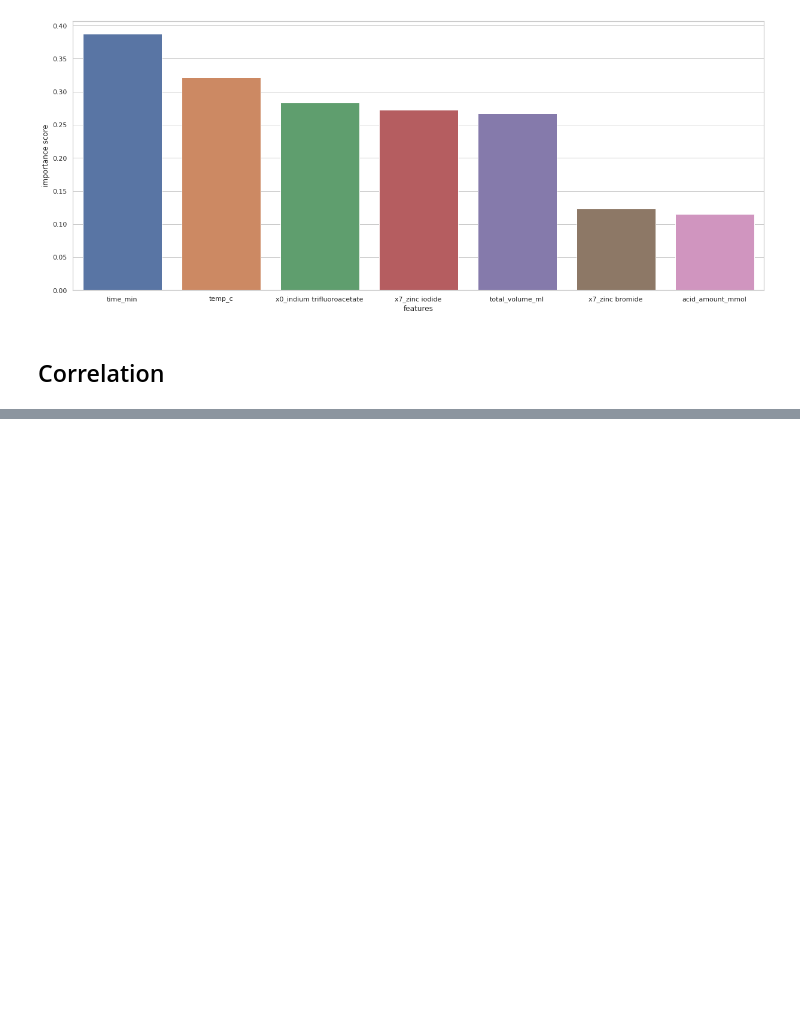
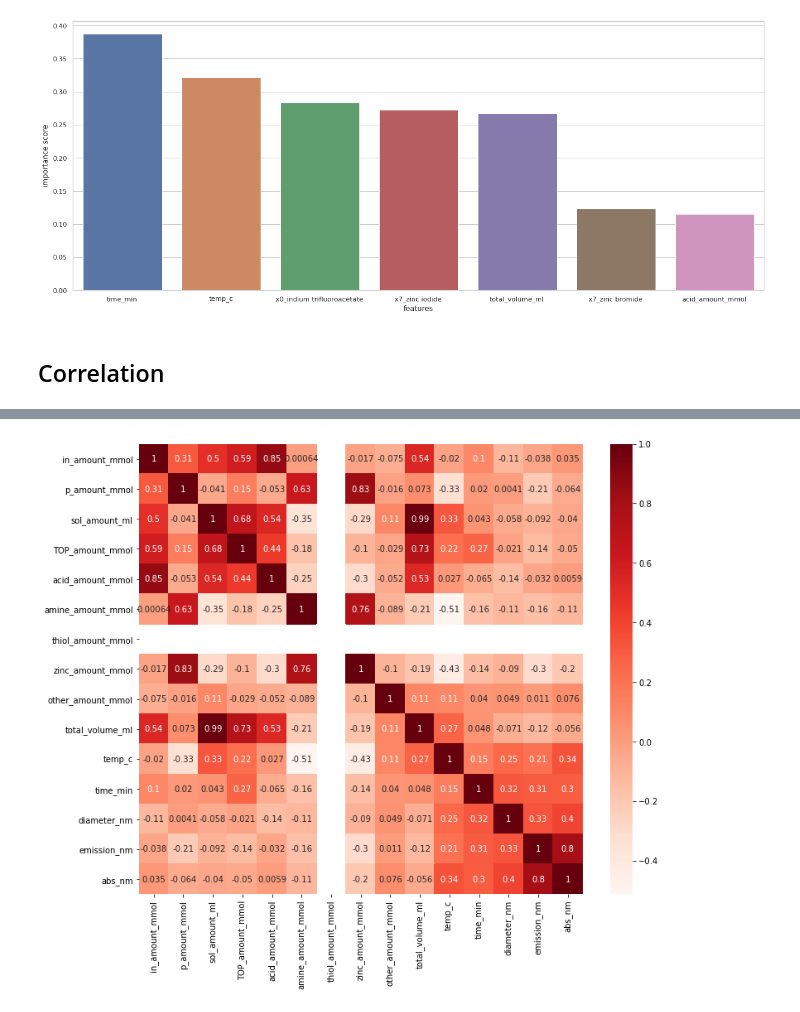
Before and after one commit to Health-Universe/Indium-Phosphide, a Jupyter notebook: HI_85/notebook2/hao_test/5. Single-output.ipynb, the cells around one changed output, grey strips where cells are left out. Saved outputs shown, nothing was run; the diff lists cells and outputs as text; code cells hidden in the pictures; blank space fills up the shorter version.

Commit message:
pearson

```diff
--- a/HI_85/notebook2/hao_test/5. Single-output.ipynb
+++ b/HI_85/notebook2/hao_test/5. Single-output.ipynb
@@ -856,8 +856,31 @@ from sklearn.model_selection import train_test_split
 from sklearn.linear_model import LinearRegression
 from sklearn.feature_selection import RFE
 from sklearn.linear_model import RidgeCV, LassoCV, Ridge, Lasso
-# %%
-df["MEDV"] = x.target
-X_cor = df.drop("MEDV",1)   #Feature Matrix
-y_cor = df["MEDV"]          #Target Variable
-df.head()
+# %%
+FeatureMatrix = ['in_amount_mmol',
+             'p_amount_mmol',
+             'sol_amount_ml',
+             'TOP_amount_mmol',
+             'acid_amount_mmol',
+             'amine_amount_mmol',
+             'thiol_amount_mmol',
+             'zinc_amount_mmol',
+             'other_amount_mmol',
+             'total_volume_ml']
+
+Output = ['diameter_nm', 'emission_nm', 'abs_nm']
+
+FeatureMatrix_and_outputs = ['in_amount_mmol',
+             'p_amount_mmol',
+             'sol_amount_ml',
+             'TOP_amount_mmol',
+             'acid_amount_mmol',
+             'amine_amount_mmol',
+             'thiol_amount_mmol',
+             'zinc_amount_mmol',
+             'other_amount_mmol',
+             'total_volume_ml',
+             'temp_c',
+             'time_min','diameter_nm', 'emission_nm', 'abs_nm']
+df_corr = df[FeatureMatrix_and_outputs]
+df_corr
@@ -863,0 +901,12 @@ df.head()
+# %%
+
+X_cor = df[FeatureMatrix]  #Feature Matrix
+y_cor = df[Output]          #Target Variable
+
+#Using Pearson Correlation
+plt.figure(figsize=(12,10))
+cor = df_corr.corr()
+sns.heatmap(cor, annot=True, cmap=plt.cm.Reds)
+plt.show()
+# %% [output]
+[figure, added]
```
Also changed, not shown: parts of 1 cell of this notebook.
